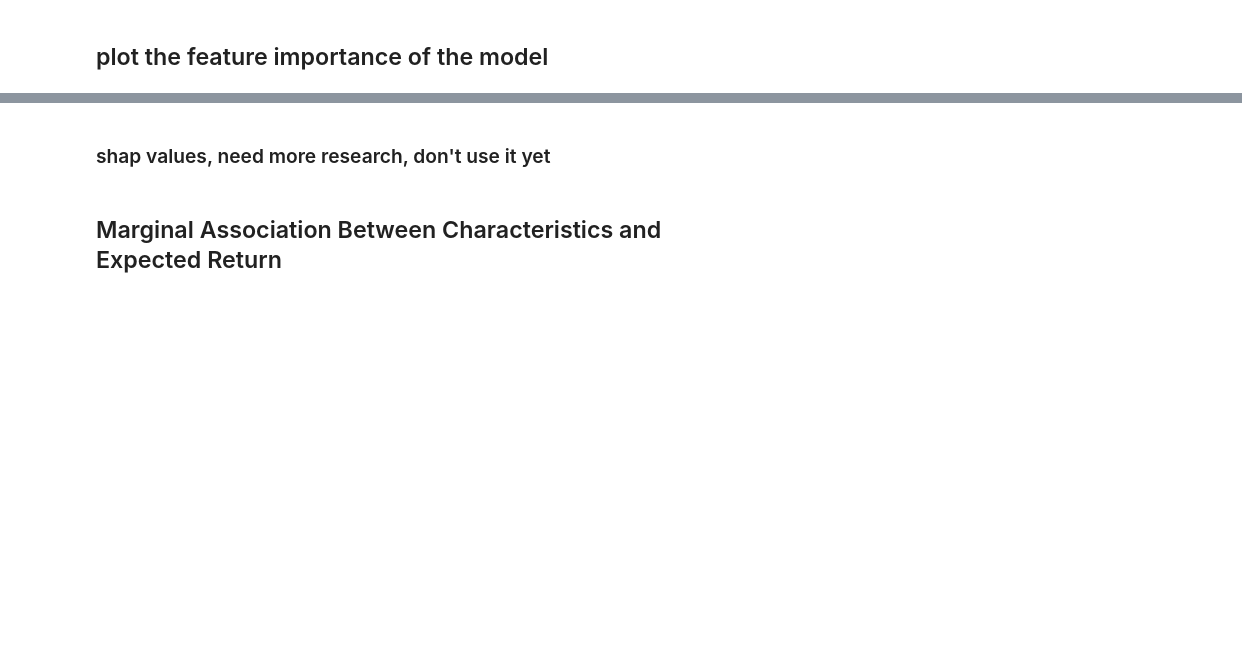
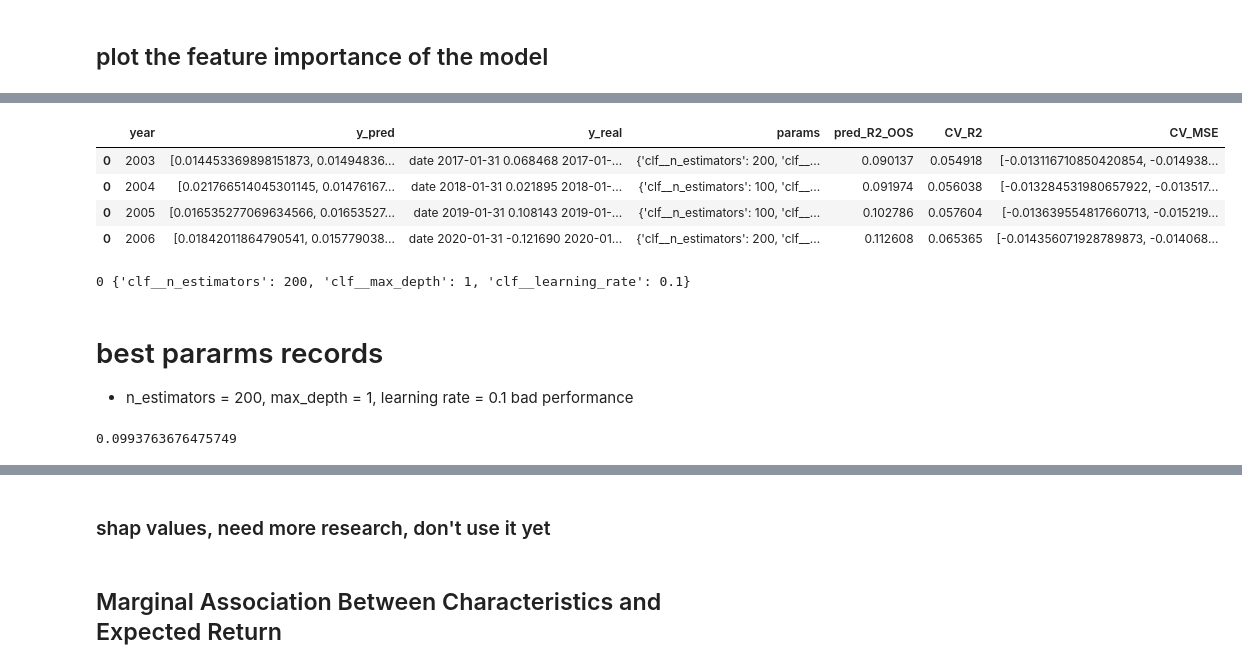
Before and after one commit to shh128/Summer-project-ML, a Jupyter notebook: gbrt.ipynb, the cells around one changed output, grey strips where cells are left out. Cells and saved outputs as stored; diff of their text form; code cells hidden in the pictures; blank space fills up the shorter version.

```diff
--- a/gbrt.ipynb
+++ b/gbrt.ipynb
@@ -530,0 +546,8 @@ plt.show()
+# %%
+result_df
+# %% [output]
+|  | year | y_pred | y_real | params | pred_R2_OOS | CV_R2 | CV_MSE |
+| 0 | 2003 | [0.014453369898151873, 0.01494836... | date 2017-01-31 0.068468 2017-01-... | {'clf__n_estimators': 200, 'clf__... | 0.090137 | 0.054918 | [-0.013116710850420854, -0.014938... |
+| 0 | 2004 | [0.021766514045301145, 0.01476167... | date 2018-01-31 0.021895 2018-01-... | {'clf__n_estimators': 100, 'clf__... | 0.091974 | 0.056038 | [-0.013284531980657922, -0.013517... |
+| 0 | 2005 | [0.016535277069634566, 0.01653527... | date 2019-01-31 0.108143 2019-01-... | {'clf__n_estimators': 100, 'clf__... | 0.102786 | 0.057604 | [-0.013639554817660713, -0.015219... |
+| 0 | 2006 | [0.01842011864790541, 0.015779038... | date 2020-01-31 -0.121690 2020-01... | {'clf__n_estimators': 200, 'clf__... | 0.112608 | 0.065365 | [-0.014356071928789873, -0.014068... |
@@ -531,2 +556,13 @@ plt.show()
+# %%
+for key in tmp_best_params.keys():
+    print(key, tmp_best_params[key])
+# %% [output]
+0 {'clf__n_estimators': 200, 'clf__max_depth': 1, 'clf__learning_rate': 0.1}
+# %% [markdown]
+# best pararms records
+*  n_estimators = 200, max_depth = 1, learning rate = 0.1 bad performance
 # %%
 mean_r2oos = np.mean(result_df['pred_R2_OOS'])
+print(mean_r2oos)
+# %% [output]
+0.0993763676475749
```
Also changed, not shown: parts of 8 cells of this notebook.
